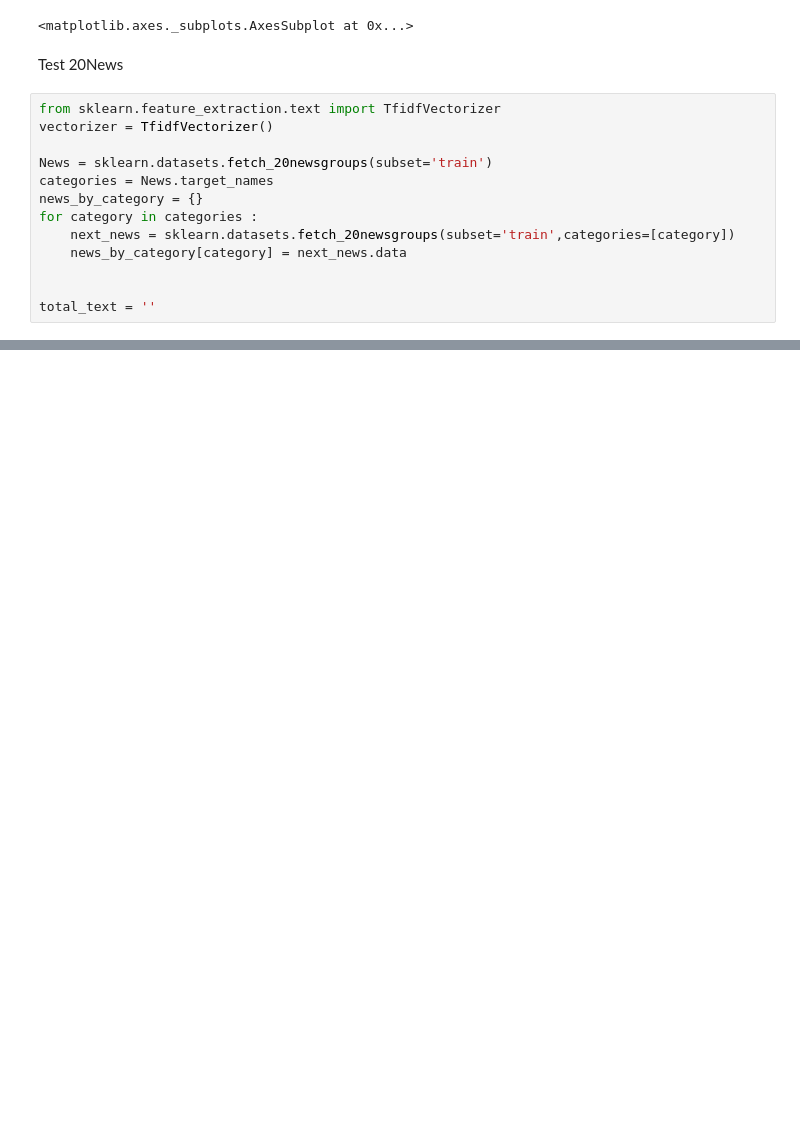
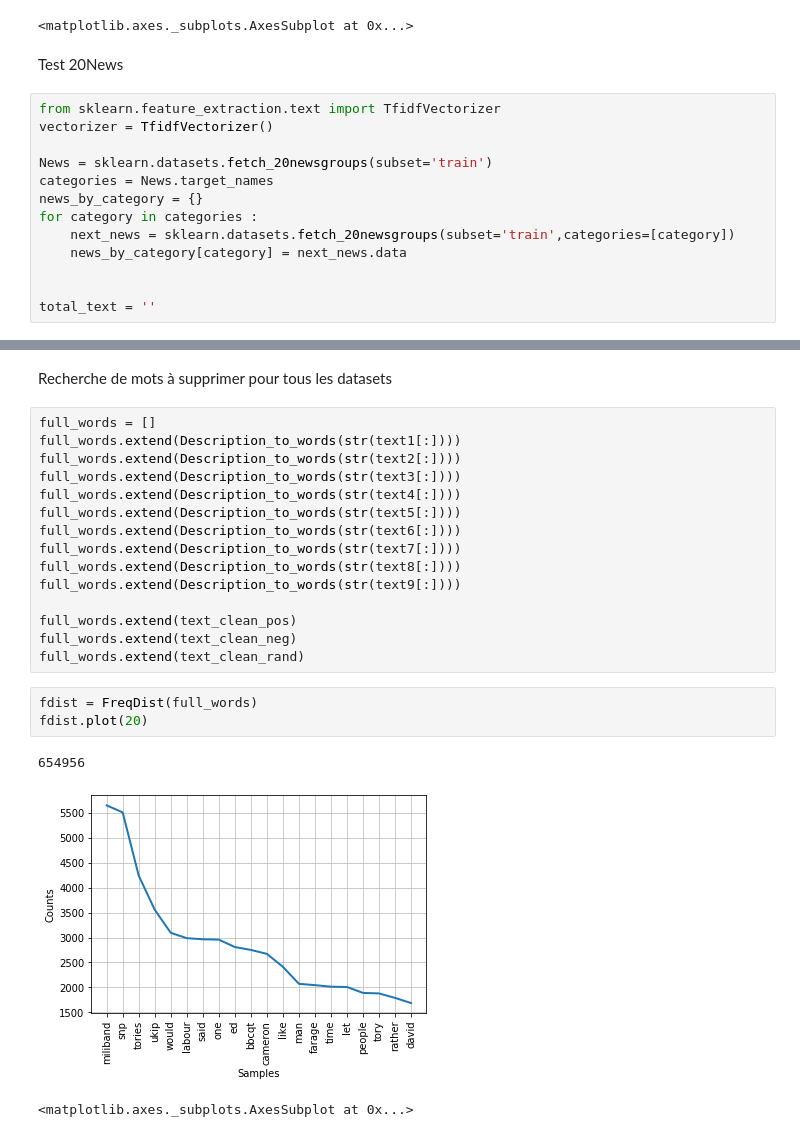
Before and after one commit to paulinegloumeau/BNPP_Sentiment_Analysis, a Jupyter notebook: Test NLTK.ipynb, the cells around one changed output, grey strips where cells are left out. Saved outputs shown, nothing was run; the diff lists cells and outputs as text; blank space fills up the shorter version.

```diff
--- a/Test NLTK.ipynb
+++ b/Test NLTK.ipynb
@@ -144,0 +227,24 @@ for key in news_by_category.keys():
+# %% [markdown]
+Recherche de mots à supprimer pour tous les datasets
+# %%
+full_words = []
+full_words.extend(Description_to_words(str(text1[:])))
+full_words.extend(Description_to_words(str(text2[:])))
+full_words.extend(Description_to_words(str(text3[:])))
+full_words.extend(Description_to_words(str(text4[:])))
+full_words.extend(Description_to_words(str(text5[:])))
+full_words.extend(Description_to_words(str(text6[:])))
+full_words.extend(Description_to_words(str(text7[:])))
+full_words.extend(Description_to_words(str(text8[:])))
+full_words.extend(Description_to_words(str(text9[:])))
+
+full_words.extend(text_clean_pos)
+full_words.extend(text_clean_neg)
+full_words.extend(text_clean_rand)
+# %%
+fdist = FreqDist(full_words)
+fdist.plot(20)
+# %% [output]
+654956
+[figure, added]
+<matplotlib.axes._subplots.AxesSubplot at 0x...>
```
Also changed, not shown: parts of 7 cells of this notebook.
